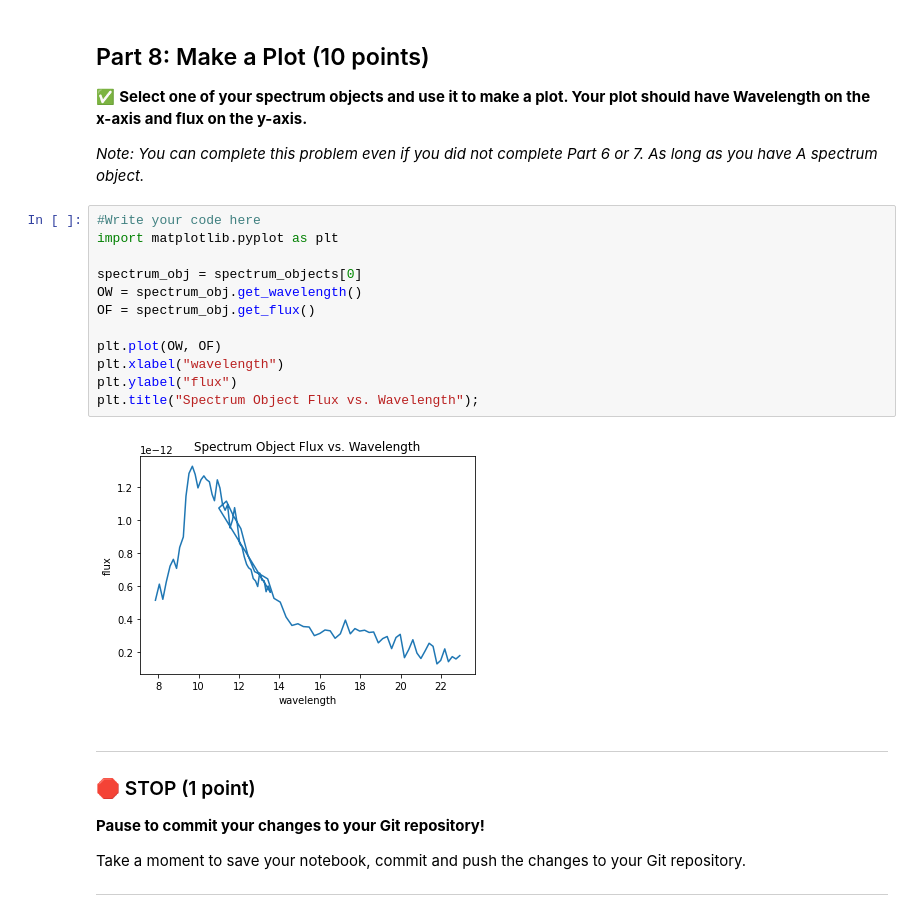
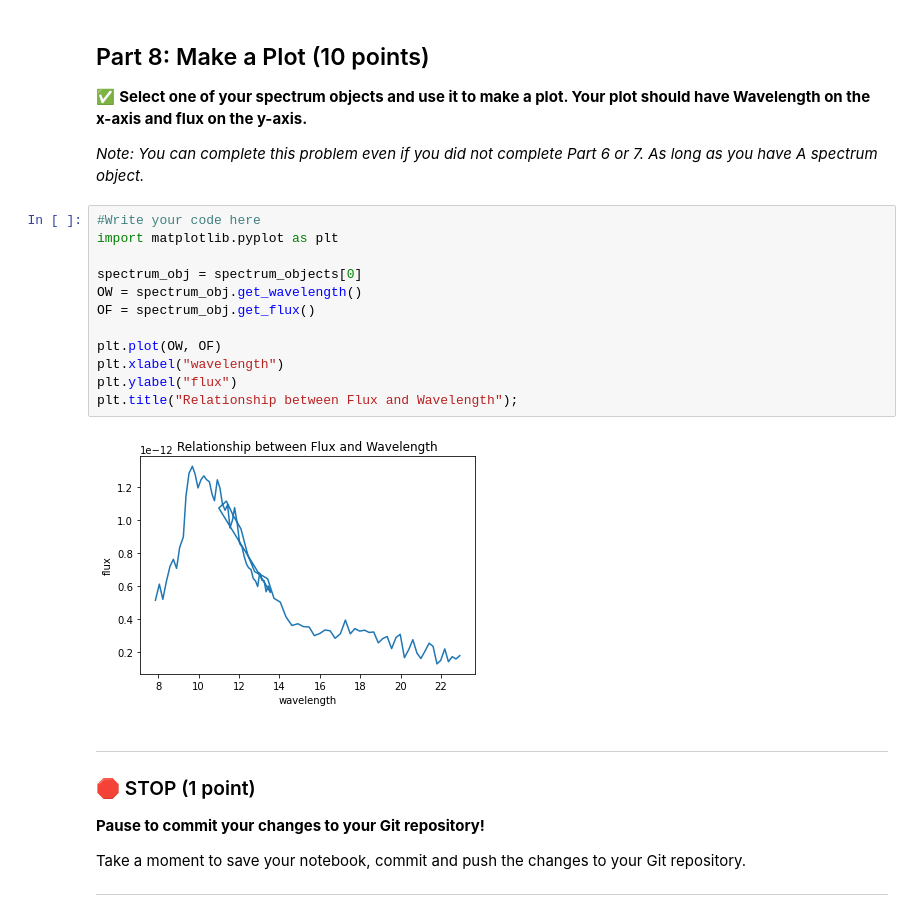
Before and after one commit to JialinQiu/CMSE202-s23-turnin, a Jupyter notebook: midterm/CMSE202_Midterm_004_JialinQiu111.ipynb, the cells around one changed output. Cells and saved outputs as stored; diff of their text form.

Commit message:
Change plot. Commit again.

```diff
--- a/midterm/CMSE202_Midterm_004_JialinQiu111.ipynb
+++ b/midterm/CMSE202_Midterm_004_JialinQiu111.ipynb
@@ -315,17 +315,17 @@ for i in range(len(metadata)):
 # %%
 #Write your code here
 import matplotlib.pyplot as plt
 
 spectrum_obj = spectrum_objects[0]
 OW = spectrum_obj.get_wavelength()
 OF = spectrum_obj.get_flux()
 
 plt.plot(OW, OF)
 plt.xlabel("wavelength")
 plt.ylabel("flux")
-plt.title("Spectrum Object Flux vs. Wavelength");
+plt.title("Relationship between Flux and Wavelength");
 # %% [output]
-[figure, old version]
+[figure, new version]
 # %% [markdown]
 ---
 ### &#128721; STOP (1 point)
```
Also changed, not shown: parts of 8 cells of this notebook.
